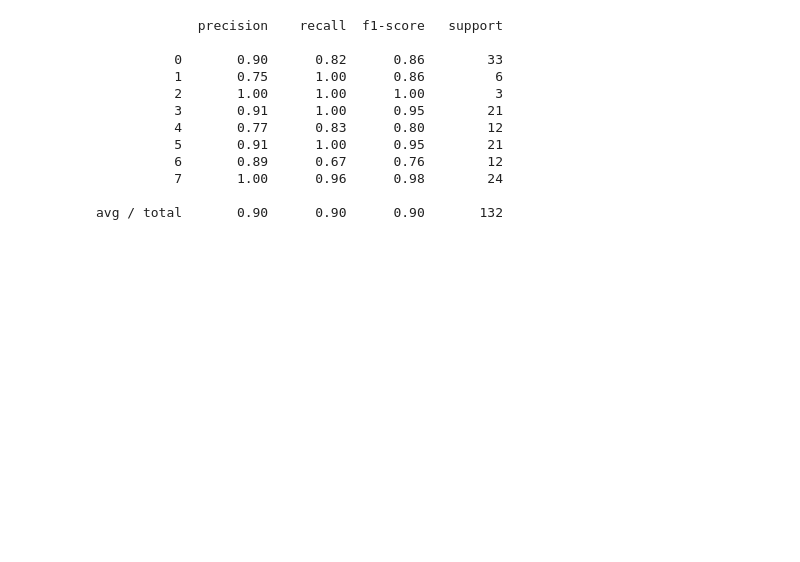
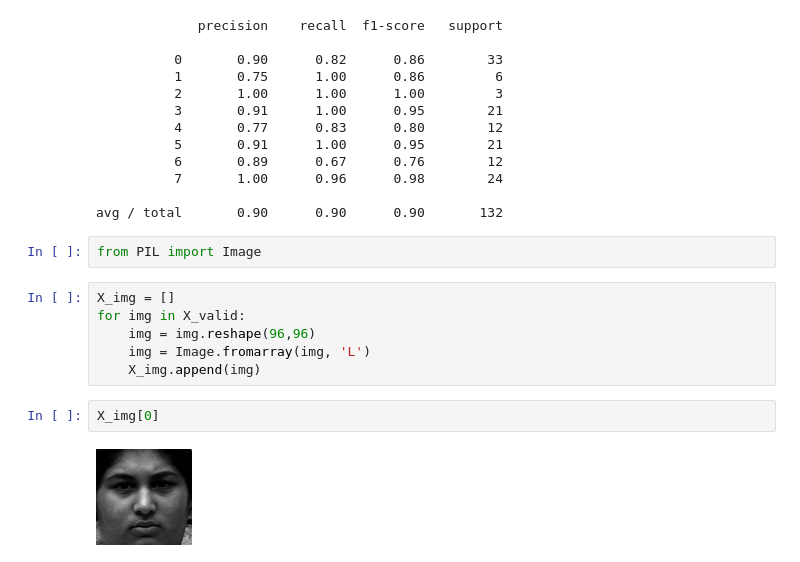
Before and after one commit to SunProg/do-neural-networks-learn-faus-iccvw-2015, a Jupyter notebook: visualization.ipynb, the cells around one changed output. Cells and saved outputs as stored; diff of their text form; blank space fills up the shorter version.

Commit message:
Visualization update

```diff
--- a/visualization.ipynb
+++ b/visualization.ipynb
@@ -98,3 +100,15 @@ print(classification_report(y_valid, y_classes))
           7       1.00      0.96      0.98        24
 
 avg / total       0.90      0.90      0.90       132
+# %%
+from PIL import Image
+# %%
+X_img = []
+for img in X_valid:
+    img = img.reshape(96,96)
+    img = Image.fromarray(img, 'L')
+    X_img.append(img)
+# %%
+X_img[0]
+# %% [output]
+[figure, added]
```
Also changed, not shown: parts of 7 cells of this notebook.
